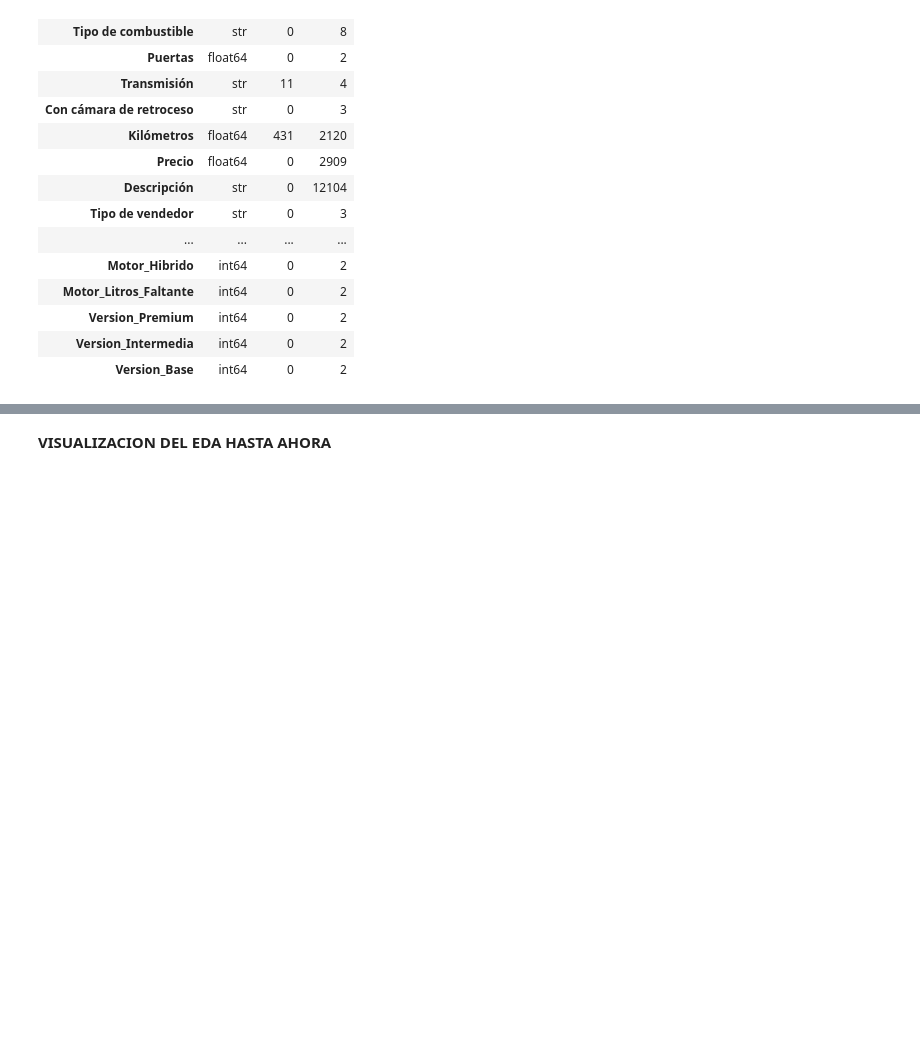
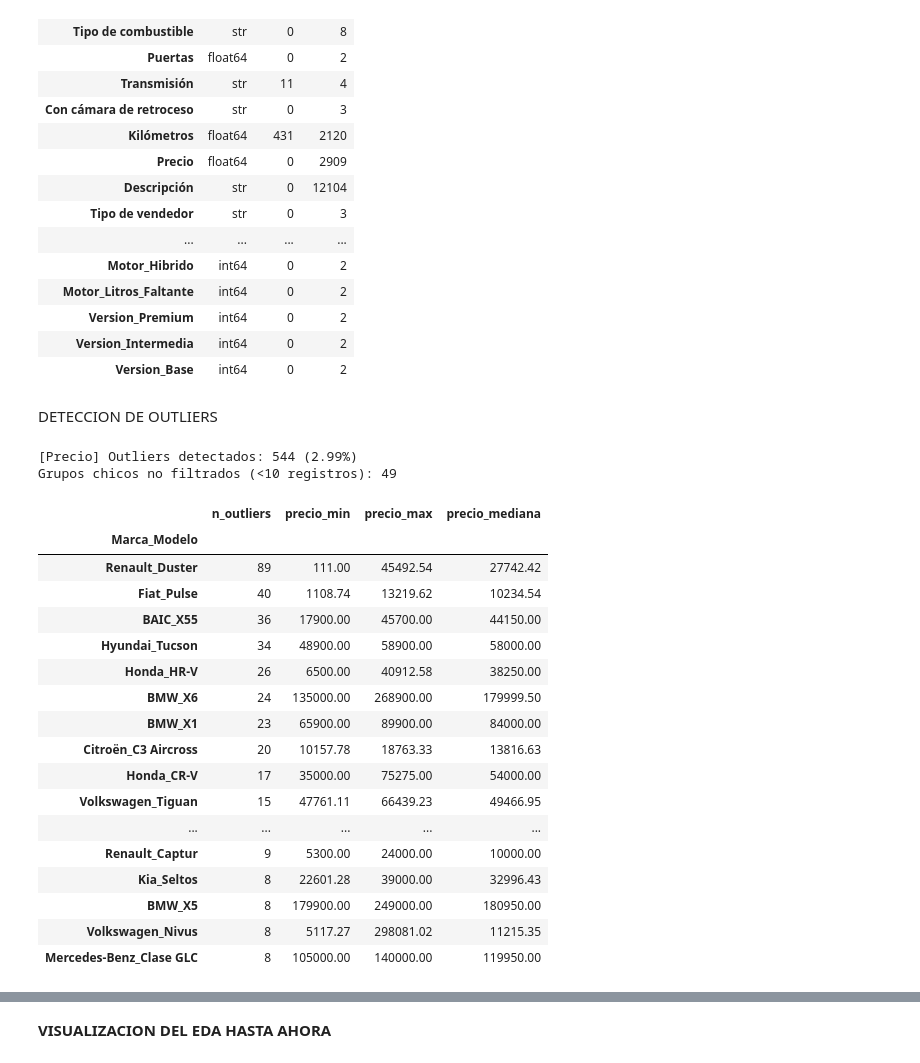
Before and after one commit to PilarOtero/Gurevich_Otero_Informe_PF, a Jupyter notebook: notebook/Gurevich_Otero_Notebook_PF.ipynb, the cells around one changed output, grey strips where cells are left out. Drawn from its saved outputs; the diff is of its cells as text; code cells hidden in the pictures; blank space fills up the shorter version.

```diff
--- a/notebook/Gurevich_Otero_Notebook_PF.ipynb
+++ b/notebook/Gurevich_Otero_Notebook_PF.ipynb
@@ -312,0 +318,2 @@ summary
+# %% [markdown]
+DETECCION DE OUTLIERS
@@ -312,0 +322,39 @@ summary
+# %%
+df_outliers = flagear_outliers_por_grupo(
+    df_outliers,
+    grupo_col="Marca_Modelo",
+    col="Precio",
+    k=1.5,
+    min_registros=10
+)
+# %% [output]
+[Precio] Outliers detectados: 544 (2.99%)
+Grupos chicos no filtrados (<10 registros): 49
+# %%
+resu = reporte_outliers_por_grupo(
+    df_outliers,
+    grupo_col="Marca_Modelo",
+    col="Precio",
+    top_n=20
+)
+
+display(resu.round(2))
+# %% [output]
+|  | n_outliers | precio_min | precio_max | precio_mediana |
+| Marca_Modelo |  |  |  |  |
+| Renault_Duster | 89 | 111.00 | 45492.54 | 27742.42 |
+| Fiat_Pulse | 40 | 1108.74 | 13219.62 | 10234.54 |
+| BAIC_X55 | 36 | 17900.00 | 45700.00 | 44150.00 |
+| Hyundai_Tucson | 34 | 48900.00 | 58900.00 | 58000.00 |
+| Honda_HR-V | 26 | 6500.00 | 40912.58 | 38250.00 |
+| BMW_X6 | 24 | 135000.00 | 268900.00 | 179999.50 |
+| BMW_X1 | 23 | 65900.00 | 89900.00 | 84000.00 |
+| Citroën_C3 Aircross | 20 | 10157.78 | 18763.33 | 13816.63 |
+| Honda_CR-V | 17 | 35000.00 | 75275.00 | 54000.00 |
+| Volkswagen_Tiguan | 15 | 47761.11 | 66439.23 | 49466.95 |
+| ... | ... | ... | ... | ... |
+| Renault_Captur | 9 | 5300.00 | 24000.00 | 10000.00 |
+| Kia_Seltos | 8 | 22601.28 | 39000.00 | 32996.43 |
+| BMW_X5 | 8 | 179900.00 | 249000.00 | 180950.00 |
+| Volkswagen_Nivus | 8 | 5117.27 | 298081.02 | 11215.35 |
+| Mercedes-Benz_Clase GLC | 8 | 105000.00 | 140000.00 | 119950.00 |
```
Also changed, not shown: parts of 29 cells of this notebook, 5 other files.
